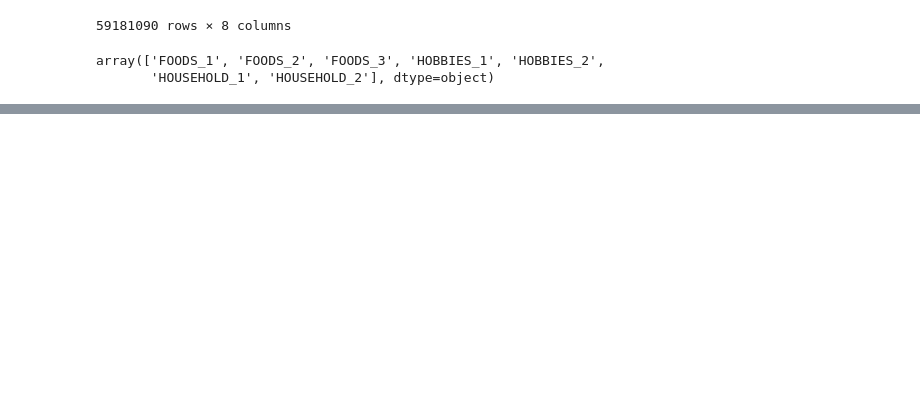
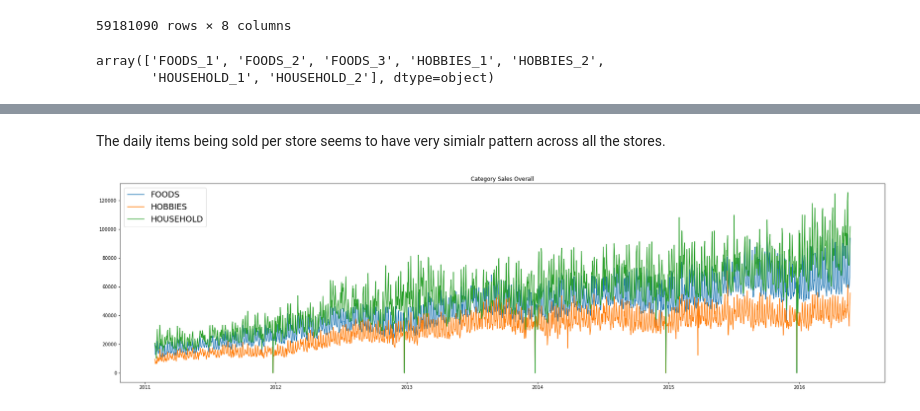
Before and after one commit to yoheita/Springboard, a Jupyter notebook: Capstone Project 2/Draft/Capstone_Project_Data_Review.ipynb, the cells around one changed output, grey strips where cells are left out. Cells and saved outputs as stored; diff of their text form; code cells hidden in the pictures; blank space fills up the shorter version.

```diff
--- a/Capstone Project 2/Draft/Capstone_Project_Data_Review.ipynb
+++ b/Capstone Project 2/Draft/Capstone_Project_Data_Review.ipynb
@@ -88,0 +100,2 @@ sns.lineplot(x = 'Date', y = 'Daily_total_sales',hue = 'store_id', data = data_m
+# %%
+total_sales_by_store_category = data_melt_and_ids.groupby(['Date','cat_id'])['Daily_total_sales'].sum().unstack()
@@ -88,0 +110,10 @@ sns.lineplot(x = 'Date', y = 'Daily_total_sales',hue = 'store_id', data = data_m
+# %% [markdown]
+The daily items being sold per store seems to have very simialr pattern across all the stores.
+# %%
+plt.figure(figsize=(30, 8))
+plt.plot(total_sales_by_store_category)
+plt.legend(data_melt_and_ids['cat_id'].unique(), prop ={'size':18})
+plt.title("Category Sales Overall")
+plt.show()
+# %% [output]
+[figure, added]
```
Also changed, not shown: parts of 15 cells of this notebook.
